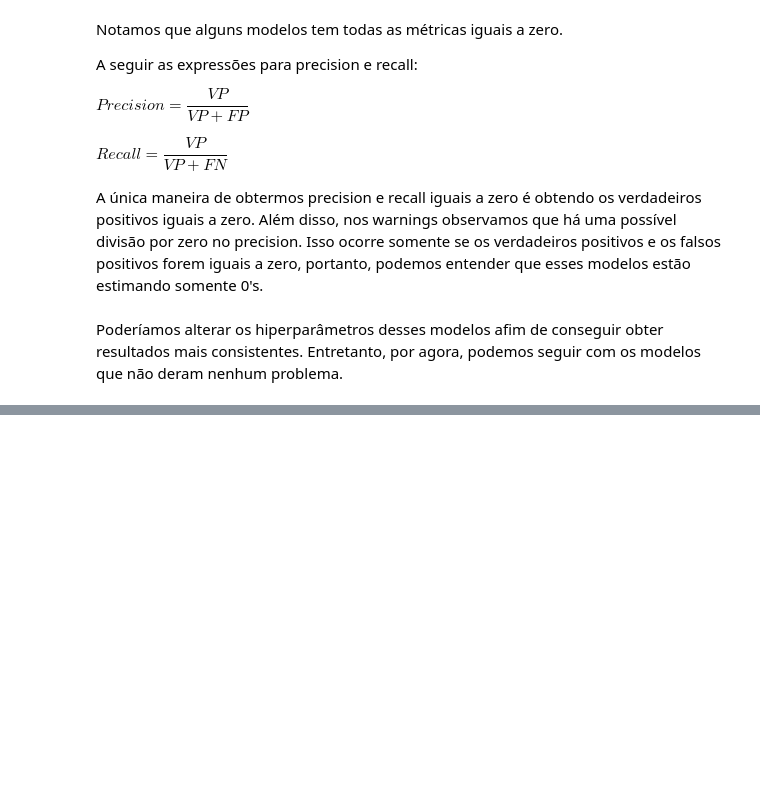
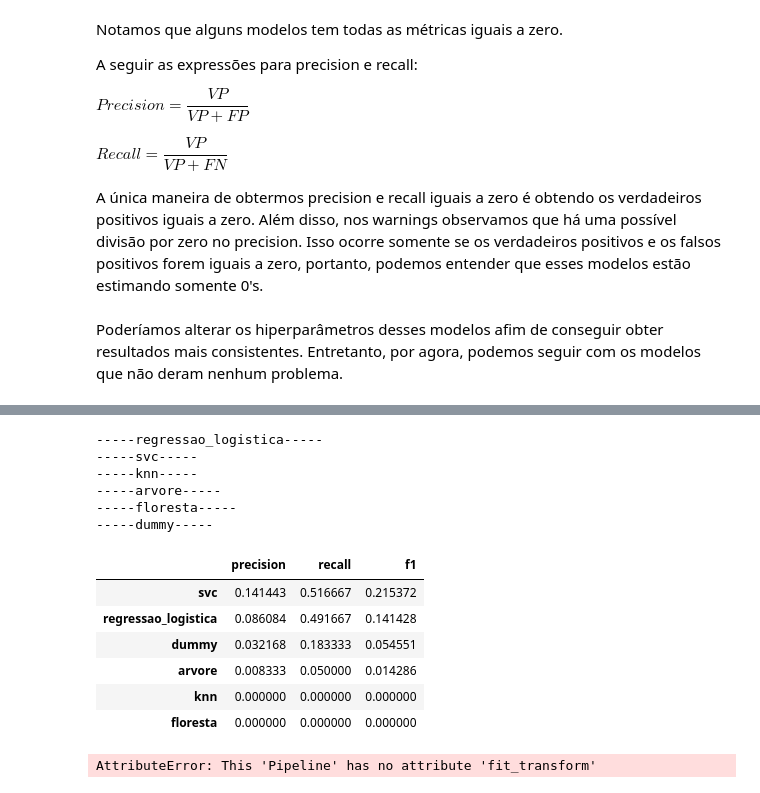
Before and after one commit to Alexandre-Esposte/Reserva_Nao_Honrada, a Jupyter notebook: notebooks/modelagem.ipynb, the cells around one changed output, grey strips where cells are left out. Cells and saved outputs as stored; diff of their text form; code cells hidden in the pictures; blank space fills up the shorter version.

```diff
--- a/notebooks/modelagem.ipynb
+++ b/notebooks/modelagem.ipynb
@@ -278,0 +277,15 @@ Poderíamos alterar os hiperparâmetros desses modelos afim de conseguir obter r
+# %%
+numerical_transform = Pipeline([('polinomial',PolynomialFeatures(degree=3,interaction_only=True)),
+                                ('power',PowerTransformer(standardize=False)),
+                                ("scaler",StandardScaler())])
+
+categorical_transform = Pipeline([('encoder',CatBoostEncoder())])
+
+preprocessor = ColumnTransformer([('categorical',categorical_transform, categoricas),
+                                  ('numeric', numerical_transform,numericas)],
+                                remainder='passthrough')
+
+
+model_pipeline = Pipeline([('preprocessor',preprocessor)])
+
+model_pipeline.set_output(transform='pandas')
@@ -278,0 +310,22 @@ Poderíamos alterar os hiperparâmetros desses modelos afim de conseguir obter r
+# %%
+baseline = modelcrafter.ValidacaoCruzada(X_train,y_train,model_pipeline)
+
+baseline.sort_values(by='f1',ascending=False)
+# %% [output]
+-----regressao_logistica-----
+-----svc-----
+-----knn-----
+-----arvore-----
+-----floresta-----
+-----dummy-----
+|  | precision | recall | f1 |
+| svc | 0.141443 | 0.516667 | 0.215372 |
+| regressao_logistica | 0.086084 | 0.491667 | 0.141428 |
+| dummy | 0.032168 | 0.183333 | 0.054551 |
+| arvore | 0.008333 | 0.050000 | 0.014286 |
+| knn | 0.000000 | 0.000000 | 0.000000 |
+| floresta | 0.000000 | 0.000000 | 0.000000 |
+# %%
+model_pipeline.fit_transform(X_train,y_train)
+# %% [output]
+AttributeError: This 'Pipeline' has no attribute 'fit_transform'
```
Also changed, not shown: parts of 21 cells of this notebook, 5 other files.
